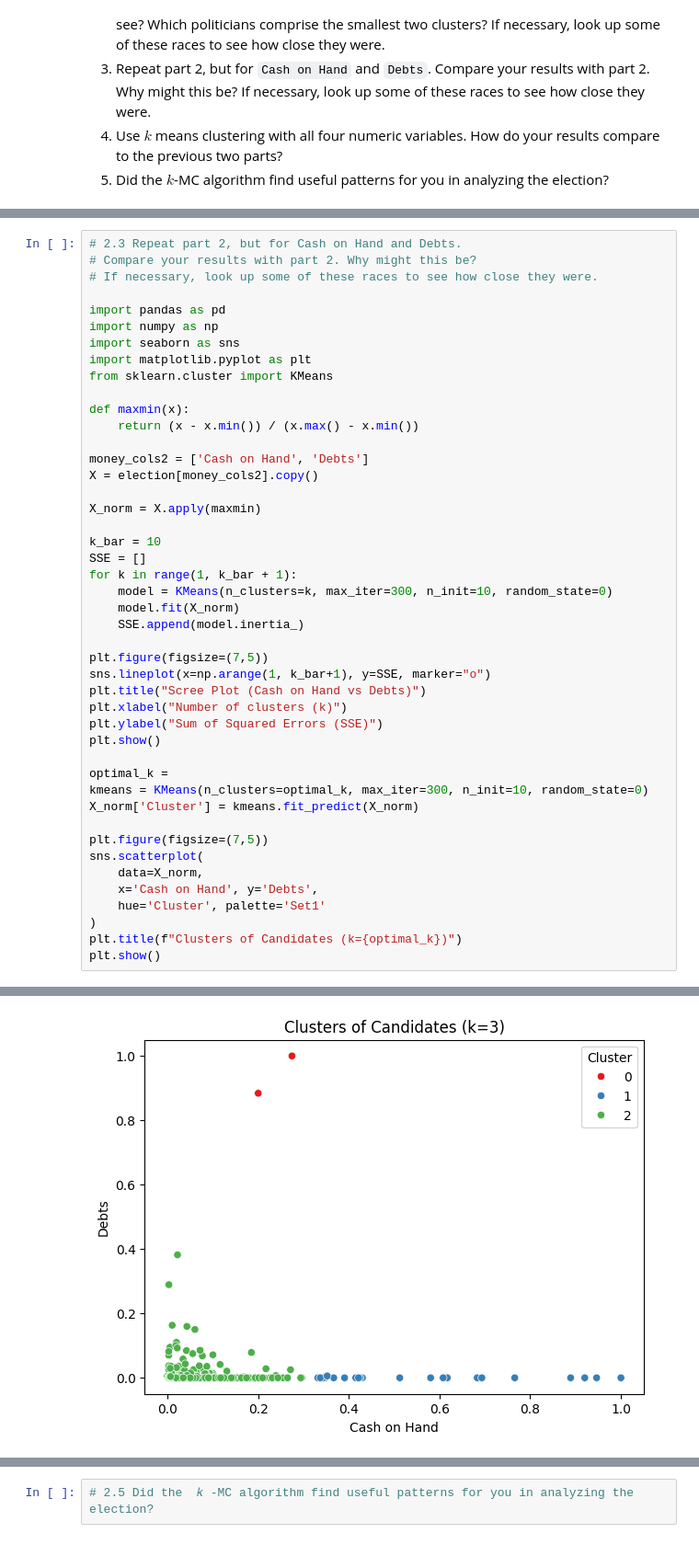
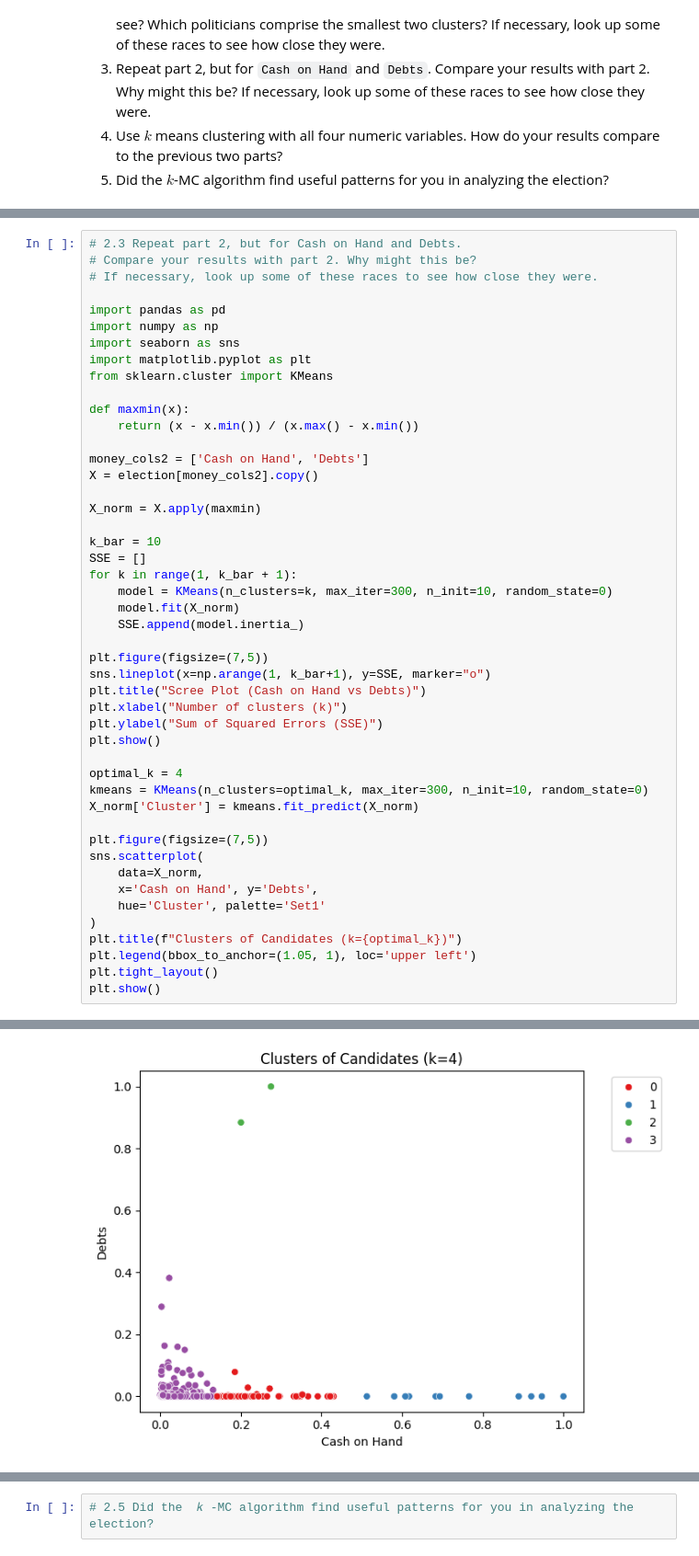
Before and after one commit to bburt26/clustering_assignment, a Jupyter notebook: assignment_clustering.ipynb, the cells around one changed output, grey strips where cells are left out. Shown at 92% size. Drawn from its saved outputs; the diff is of its cells as text.

```diff
--- a/assignment_clustering.ipynb
+++ b/assignment_clustering.ipynb
@@ -277,35 +285,37 @@ X = election[money_cols2].copy()
 
 X_norm = X.apply(maxmin)
 
 k_bar = 10
 SSE = []
 for k in range(1, k_bar + 1):
     model = KMeans(n_clusters=k, max_iter=300, n_init=10, random_state=0)
     model.fit(X_norm)
     SSE.append(model.inertia_)
 
 plt.figure(figsize=(7,5))
 sns.lineplot(x=np.arange(1, k_bar+1), y=SSE, marker="o")
 plt.title("Scree Plot (Cash on Hand vs Debts)")
 plt.xlabel("Number of clusters (k)")
 plt.ylabel("Sum of Squared Errors (SSE)")
 plt.show()
 
-optimal_k =
+optimal_k = 4
 kmeans = KMeans(n_clusters=optimal_k, max_iter=300, n_init=10, random_state=0)
 X_norm['Cluster'] = kmeans.fit_predict(X_norm)
 
 plt.figure(figsize=(7,5))
 sns.scatterplot(
     data=X_norm,
     x='Cash on Hand', y='Debts',
     hue='Cluster', palette='Set1'
 )
 plt.title(f"Clusters of Candidates (k={optimal_k})")
+plt.legend(bbox_to_anchor=(1.05, 1), loc='upper left')
+plt.tight_layout()
 plt.show()
 # %% [output]
 [figure]
-[figure, old version]
+[figure, new version]
 # %%
 # 2.4 Use  𝑘  means clustering with all four numeric variables. How do your
 # results compare to the previous two parts?
```
Also changed, not shown: parts of 3 cells of this notebook.
